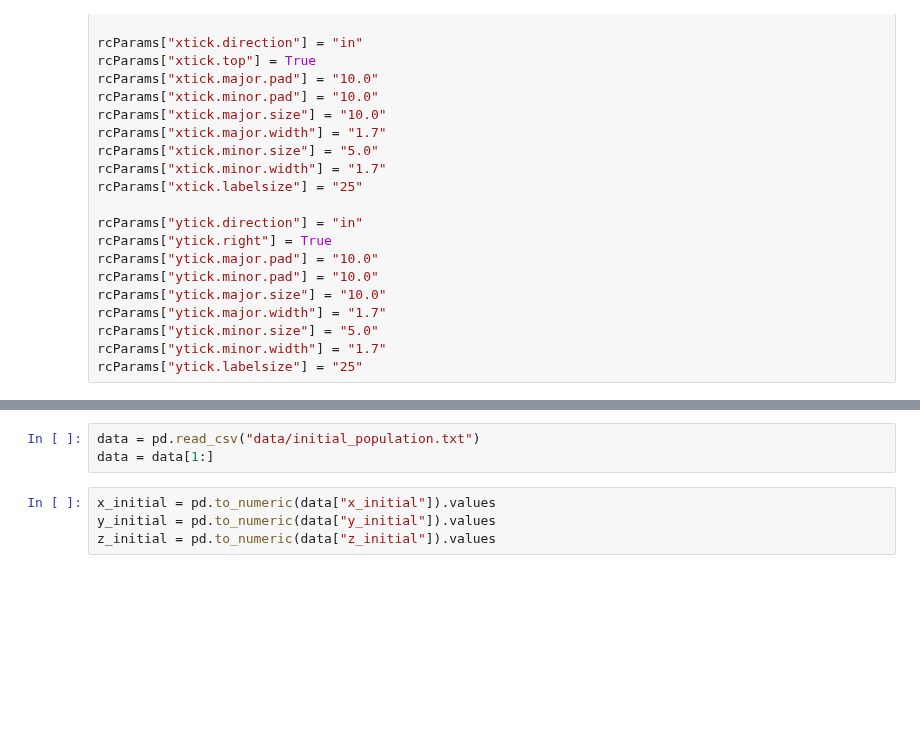
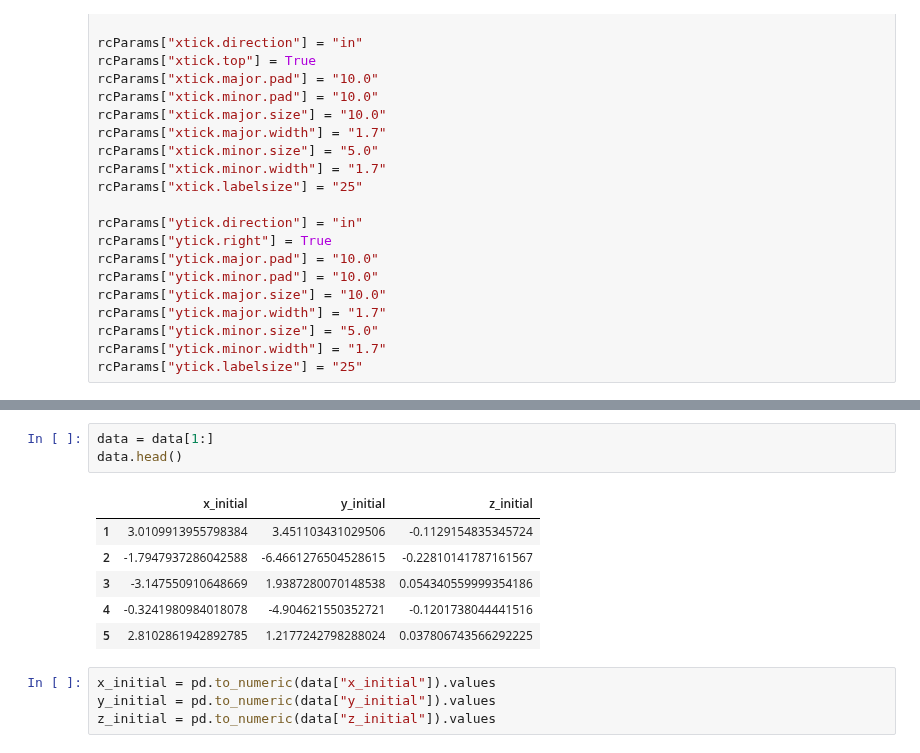
Before and after one commit to ice-csic-astroexotic/ML-Poppyns, a Jupyter notebook: examples/initial_population_plots.ipynb, the cells around one changed output, grey strips where cells are left out. Drawn from its saved outputs; the diff is of its cells as text; blank space fills up the shorter version.

```diff
--- a/examples/initial_population_plots.ipynb
+++ b/examples/initial_population_plots.ipynb
@@ -54,6 +54,13 @@ data.head()
-# %%
-data = pd.read_csv("data/initial_population.txt")
-data = data[1:]
+# %%
+data = data[1:]
+data.head()
+# %% [output]
+|  | x_initial | y_initial | z_initial |
+| 1 | 3.0109913955798384 | 3.451103431029506 | -0.1129154835345724 |
+| 2 | -1.7947937286042588 | -6.4661276504528615 | -0.22810141787161567 |
+| 3 | -3.147550910648669 | 1.9387280070148538 | 0.054340559999354186 |
+| 4 | -0.3241980984018078 | -4.904621550352721 | -0.1201738044441516 |
+| 5 | 2.8102861942892785 | 1.2177242798288024 | 0.037806743566292225 |
 # %%
 x_initial = pd.to_numeric(data["x_initial"]).values
 y_initial = pd.to_numeric(data["y_initial"]).values
```
Also changed, not shown: parts of 3 cells of this notebook.
